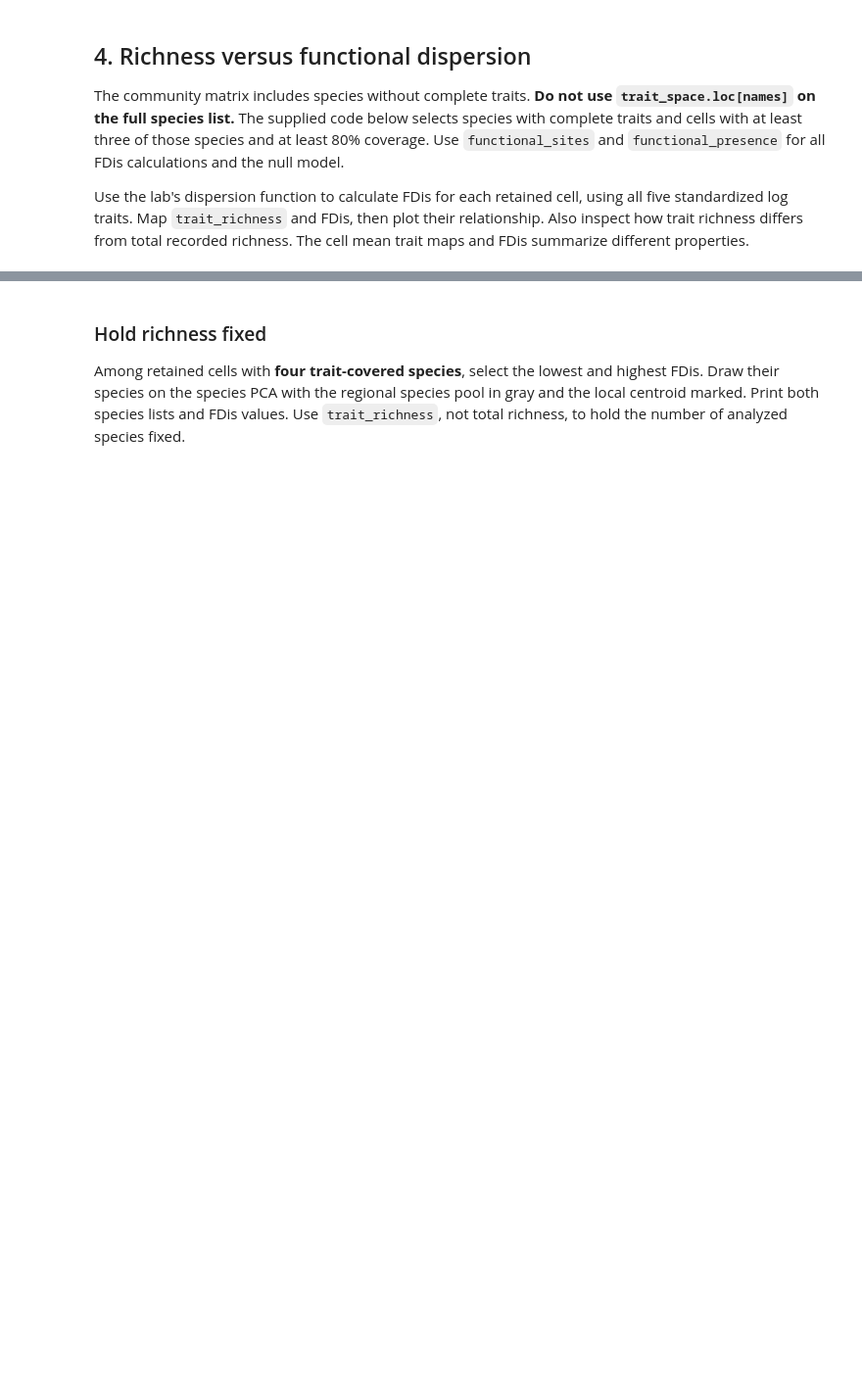
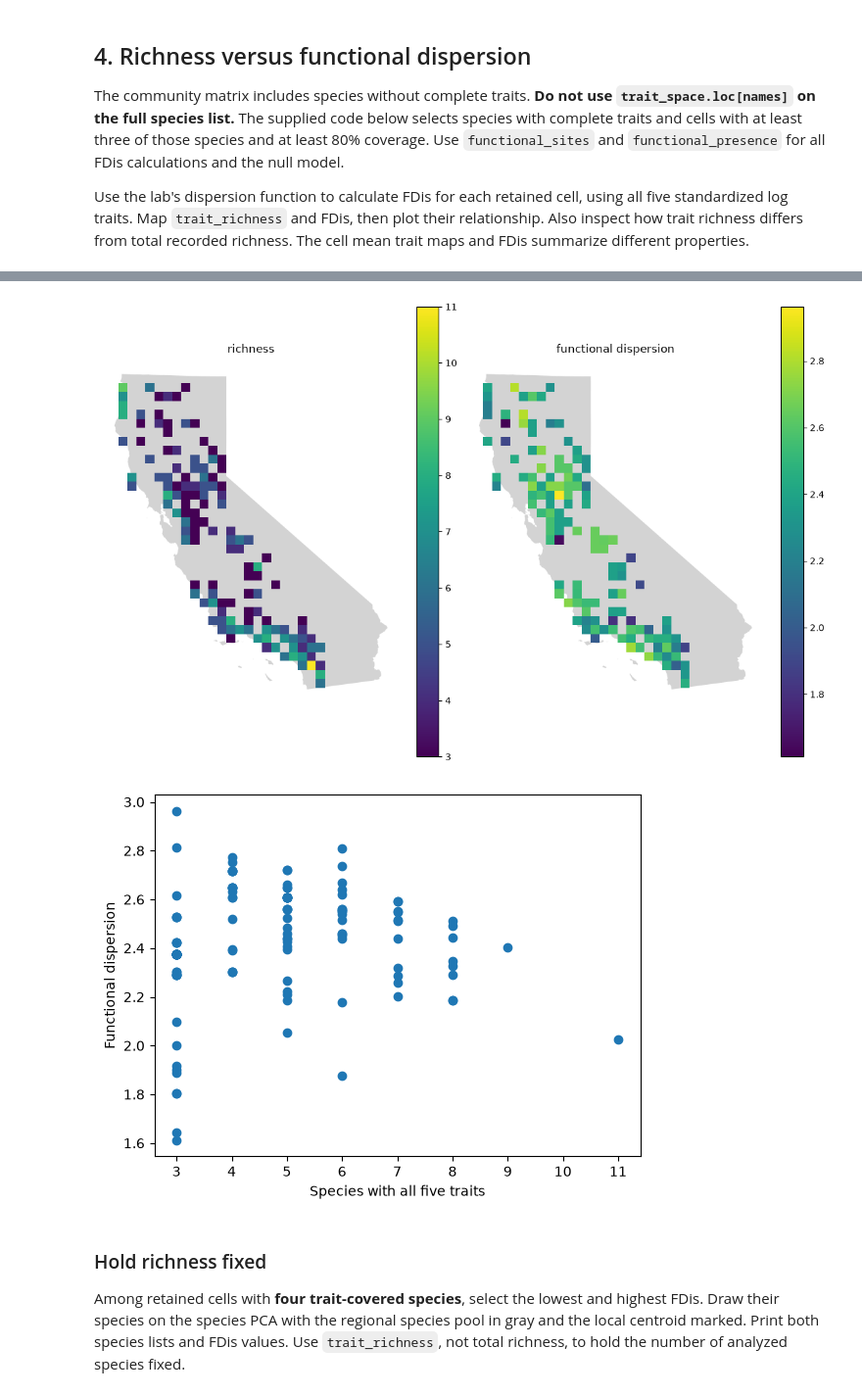
Before and after one commit to Gyrosigma/BIO597-SpatialBiodiversity, a Jupyter notebook: docs/assignments/Assignment-12-SpatialTraitVariation.ipynb, the cells around one changed output, grey strips where cells are left out. Shown at 98% size. Cells and saved outputs as stored; diff of their text form; code cells hidden in the pictures; blank space fills up the shorter version.

```diff
--- a/docs/assignments/Assignment-12-SpatialTraitVariation.ipynb
+++ b/docs/assignments/Assignment-12-SpatialTraitVariation.ipynb
@@ -362,3 +435,10 @@ def dispersion(values):
     squared_differences = (values - centroid) ** 2
     distances = np.sqrt(squared_differences.sum(axis=1))
     return distances.mean()
+
+for site_id, present in functional_presence.iterrows():
+    present_species = present.index[present]
+    trait_values = trait_space.loc[present_species]
+    functional_sites.loc[site_id, "functional_dispersion"] = dispersion(trait_values)
+
+display(functional_sites[["trait_richness", "trait_coverage", "functional_dispersion"]])
@@ -365,8 +461,26 @@ def dispersion(values):
 # %%
 # For each row of functional_presence, select the species present.
 # Look up their standardized traits and calculate dispersion.
 # Store the results in functional_sites["functional_dispersion"].
 # Map trait_richness and functional_dispersion, and plot their relationship.
+
+
+fig, axes = plt.subplots(1, 2, figsize=(11, 7), layout="constrained")
+for ax, column in zip(axes, ["richness", "functional_dispersion"]):
+    california.plot(ax=ax, color="lightgray", figsize=(6, 7))
+    functional_sites.plot(ax=ax, color="lightgray")
+    functional_sites.plot(ax=ax, column=column, legend=True)
+    ax.set_title(column.replace("_", " "))
+    ax.set_axis_off()
+plt.show()
+
+plt.scatter(functional_sites["richness"], functional_sites["functional_dispersion"])
+plt.xlabel("Species with all five traits")
+plt.ylabel("Functional dispersion")
+plt.show()
+# %% [output]
+[figure, added]
+[figure, added]
 # %% [markdown]
 ### Hold richness fixed
 
```
Also changed, not shown: parts of 6 cells of this notebook.
